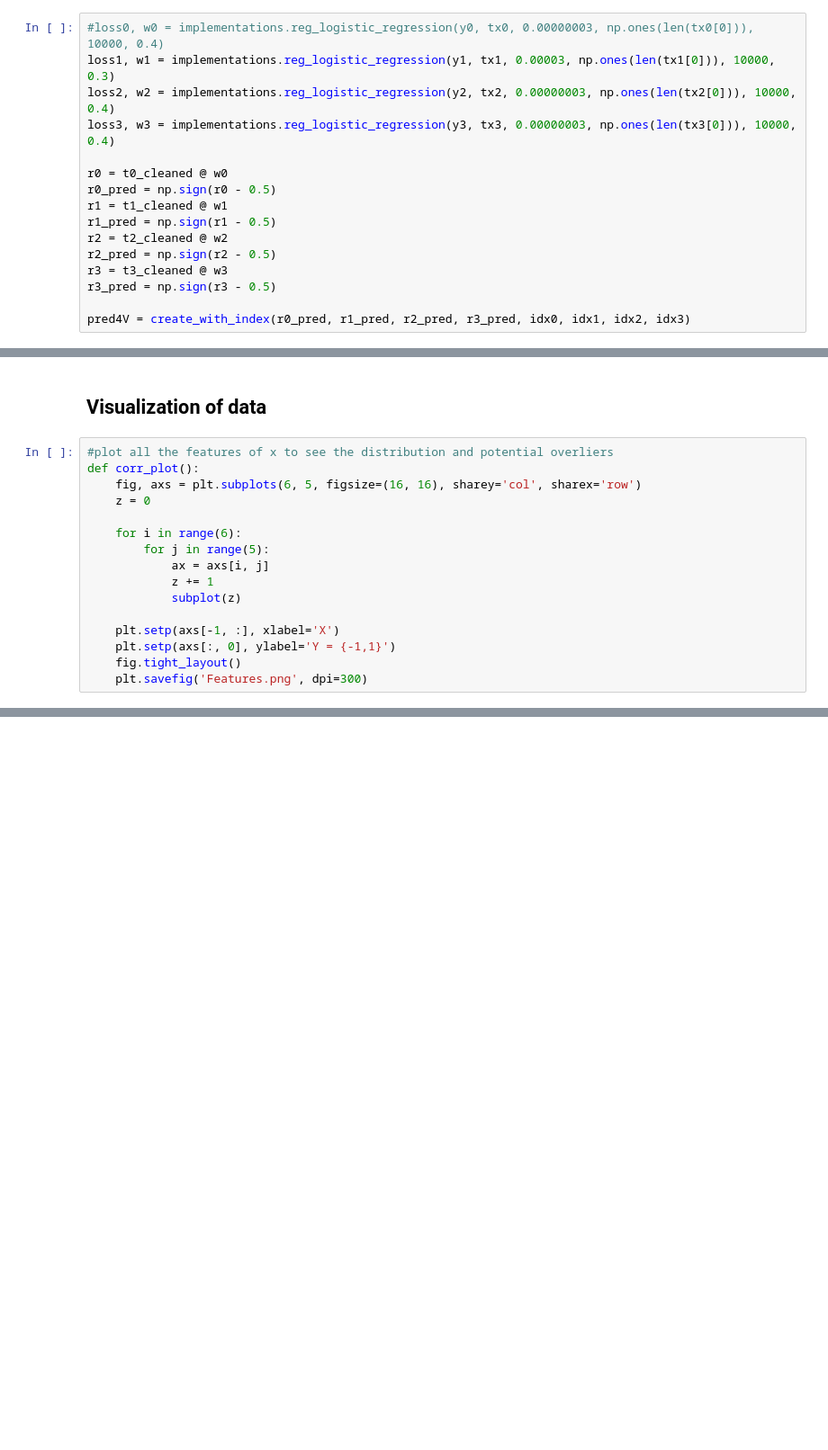
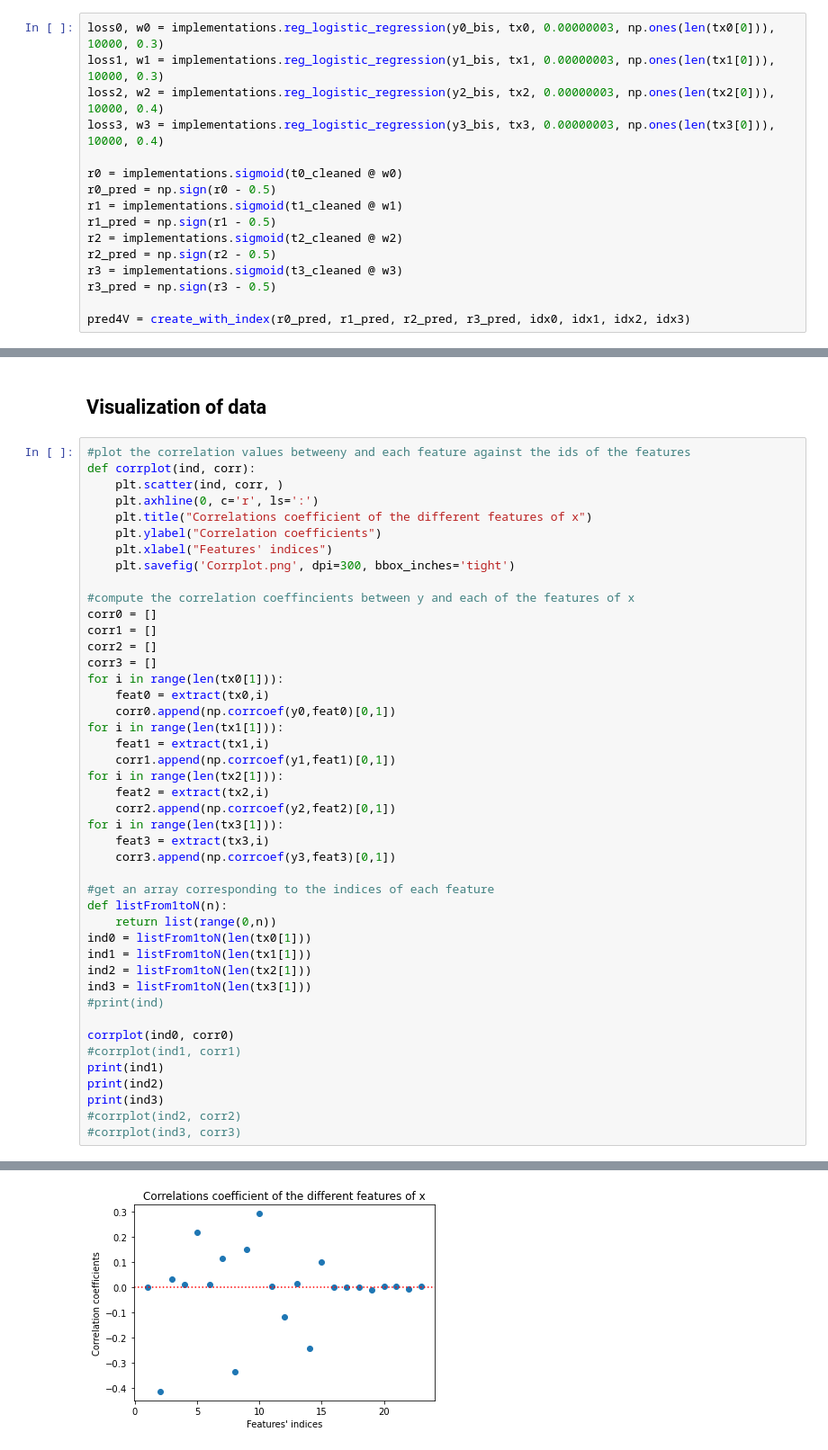
Before and after one commit to AntoineBoyerGabarra/ML_2022, a Jupyter notebook: TestTrain2.ipynb, the cells around one changed output, grey strips where cells are left out. Shown at 90% size. Drawn from its saved outputs; the diff is of its cells as text; blank space fills up the shorter version.

```diff
--- a/TestTrain2.ipynb
+++ b/TestTrain2.ipynb
@@ -384,16 +521,16 @@ Current iteration=99900, loss=0.5465651600887972
 # %%
-#loss0, w0 = implementations.reg_logistic_regression(y0, tx0, 0.00000003, np.ones(len(tx0[0])), 10000, 0.4)
-loss1, w1 = implementations.reg_logistic_regression(y1, tx1, 0.00003, np.ones(len(tx1[0])), 10000, 0.3)
-loss2, w2 = implementations.reg_logistic_regression(y2, tx2, 0.00000003, np.ones(len(tx2[0])), 10000, 0.4)
-loss3, w3 = implementations.reg_logistic_regression(y3, tx3, 0.00000003, np.ones(len(tx3[0])), 10000, 0.4)
+loss0, w0 = implementations.reg_logistic_regression(y0_bis, tx0, 0.00000003, np.ones(len(tx0[0])), 10000, 0.3)
+loss1, w1 = implementations.reg_logistic_regression(y1_bis, tx1, 0.00000003, np.ones(len(tx1[0])), 10000, 0.3)
+loss2, w2 = implementations.reg_logistic_regression(y2_bis, tx2, 0.00000003, np.ones(len(tx2[0])), 10000, 0.4)
+loss3, w3 = implementations.reg_logistic_regression(y3_bis, tx3, 0.00000003, np.ones(len(tx3[0])), 10000, 0.4)
 
-r0 = t0_cleaned @ w0
+r0 = implementations.sigmoid(t0_cleaned @ w0)
 r0_pred = np.sign(r0 - 0.5)
-r1 = t1_cleaned @ w1
+r1 = implementations.sigmoid(t1_cleaned @ w1)
 r1_pred = np.sign(r1 - 0.5)
-r2 = t2_cleaned @ w2
+r2 = implementations.sigmoid(t2_cleaned @ w2)
 r2_pred = np.sign(r2 - 0.5)
-r3 = t3_cleaned @ w3
+r3 = implementations.sigmoid(t3_cleaned @ w3)
 r3_pred = np.sign(r3 - 0.5)
 
 pred4V = create_with_index(r0_pred, r1_pred, r2_pred, r3_pred, idx0, idx1, idx2, idx3)
@@ -562,18 +629,47 @@ KeyboardInterrupt:
 # %% [markdown]
 ## Visualization of data
 # %%
-#plot all the features of x to see the distribution and potential overliers
-def corr_plot():
-    fig, axs = plt.subplots(6, 5, figsize=(16, 16), sharey='col', sharex='row')
-    z = 0
+#plot the correlation values betweeny and each feature against the ids of the features
+def corrplot(ind, corr):
+    plt.scatter(ind, corr, )
+    plt.axhline(0, c='r', ls=':')
+    plt.title("Correlations coefficient of the different features of x")
+    plt.ylabel("Correlation coefficients")
+    plt.xlabel("Features' indices")
+    plt.savefig('Corrplot.png', dpi=300, bbox_inches='tight')
 
-    for i in range(6):
-        for j in range(5):
-            ax = axs[i, j]
-            z += 1
-            subplot(z)
+#compute the correlation coeffincients between y and each of the features of x
+corr0 = []
+corr1 = []
+corr2 = []
+corr3 = []
+for i in range(len(tx0[1])):
+    feat0 = extract(tx0,i)
+    corr0.append(np.corrcoef(y0,feat0)[0,1])
+for i in range(len(tx1[1])):
+    feat1 = extract(tx1,i)
+    corr1.append(np.corrcoef(y1,feat1)[0,1])
+for i in range(len(tx2[1])):
+    feat2 = extract(tx2,i)
+    corr2.append(np.corrcoef(y2,feat2)[0,1])
+for i in range(len(tx3[1])):
+    feat3 = extract(tx3,i)
+    corr3.append(np.corrcoef(y3,feat3)[0,1])
 
-    plt.setp(axs[-1, :], xlabel='X')
-    plt.setp(axs[:, 0], ylabel='Y = {-1,1}')
-    fig.tight_layout()
-    plt.savefig('Features.png', dpi=300)
+#get an array corresponding to the indices of each feature
+def listFrom1toN(n):
+    return list(range(0,n))
+ind0 = listFrom1toN(len(tx0[1]))
+ind1 = listFrom1toN(len(tx1[1]))
+ind2 = listFrom1toN(len(tx2[1]))
+ind3 = listFrom1toN(len(tx3[1]))
+#print(ind)
+
+corrplot(ind0, corr0)
+#corrplot(ind1, corr1)
+print(ind1)
+print(ind2)
+print(ind3)
+#corrplot(ind2, corr2)
+#corrplot(ind3, corr3)
+# %% [output]
@@ -579,0 +679 @@ def corr_plot():
+[figure, added]
```
Also changed, not shown: parts of 24 cells of this notebook.
